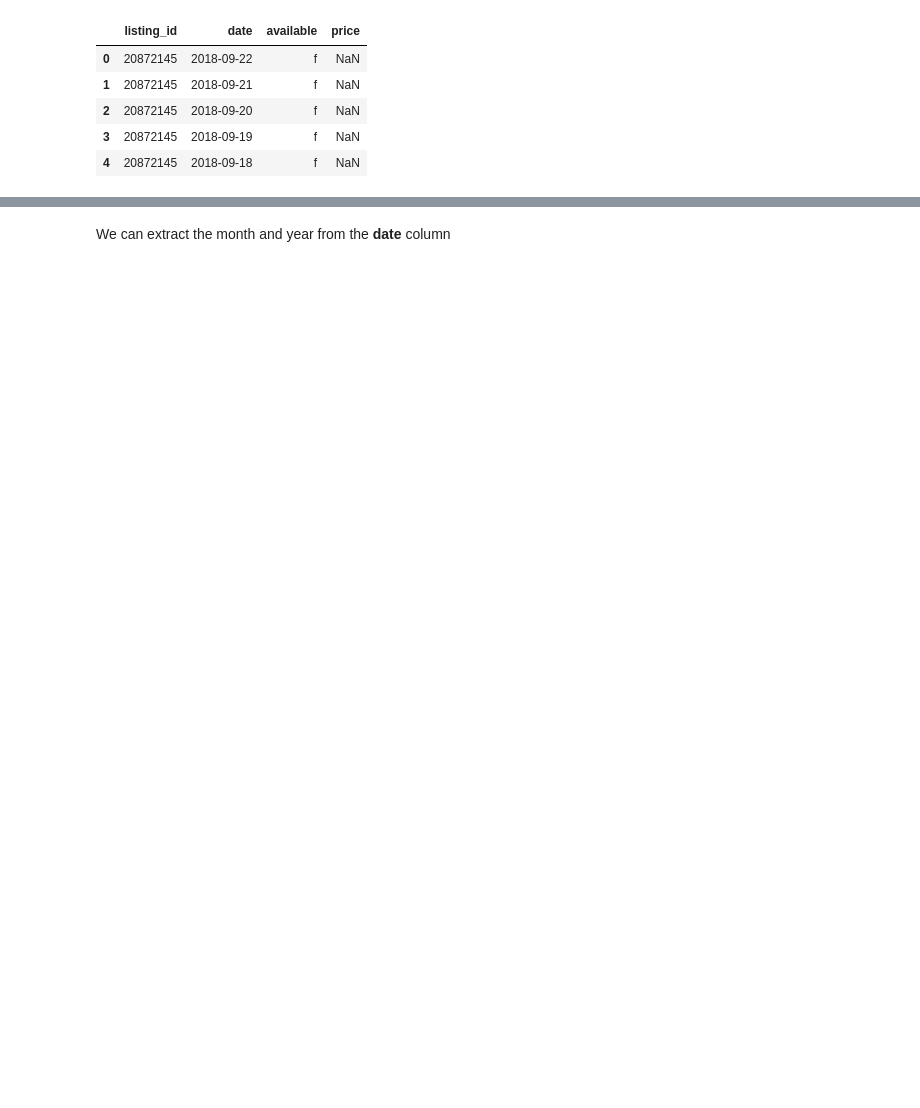
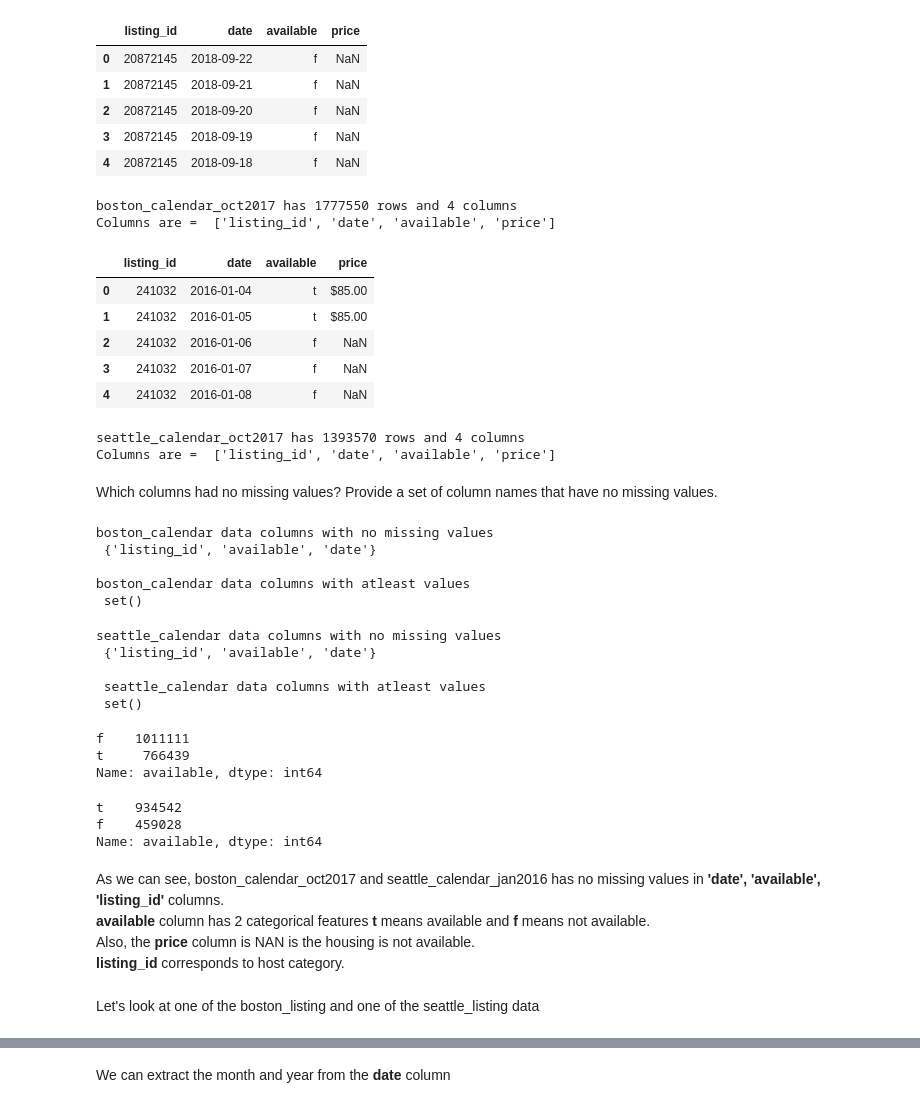
Before and after one commit to abhishek-jana/AirBnb-housing-project, a Jupyter notebook: What is your next destination? Boston or Seattle!.ipynb, the cells around one changed output, grey strips where cells are left out. Cells and saved outputs as stored; diff of their text form; code cells hidden in the pictures; blank space fills up the shorter version.

```diff
--- a/What is your next destination? Boston or Seattle!.ipynb
+++ b/What is your next destination? Boston or Seattle!.ipynb
@@ -49,6 +91,73 @@ boston_calendar_oct2017.head()
 | 2 | 20872145 | 2018-09-20 | f | NaN |
 | 3 | 20872145 | 2018-09-19 | f | NaN |
 | 4 | 20872145 | 2018-09-18 | f | NaN |
+# %%
+# rows and columns
+print (f"boston_calendar_oct2017 has {boston_calendar_oct2017.shape[0]} rows and {boston_calendar_oct2017.shape[1]} columns")
+print ( "Columns are = ", list(boston_calendar_oct2017.columns))
+# %% [output]
+boston_calendar_oct2017 has 1777550 rows and 4 columns
+Columns are =  ['listing_id', 'date', 'available', 'price']
+# %%
+seattle_calendar_jan2016.head()
+# %% [output]
+|  | listing_id | date | available | price |
+| 0 | 241032 | 2016-01-04 | t | $85.00 |
+| 1 | 241032 | 2016-01-05 | t | $85.00 |
+| 2 | 241032 | 2016-01-06 | f | NaN |
+| 3 | 241032 | 2016-01-07 | f | NaN |
+| 4 | 241032 | 2016-01-08 | f | NaN |
+# %%
+print (f"seattle_calendar_oct2017 has {seattle_calendar_jan2016.shape[0]} rows and {seattle_calendar_jan2016.shape[1]} columns")
+print ( "Columns are = ", list(seattle_calendar_jan2016.columns))
+# %% [output]
+seattle_calendar_oct2017 has 1393570 rows and 4 columns
+Columns are =  ['listing_id', 'date', 'available', 'price']
+# %% [markdown]
+Which columns had no missing values? Provide a set of column names that have no missing values.
+# %%
+boston_calendar_no_nulls = set(boston_calendar_oct2017.columns[boston_calendar_oct2017.isnull().mean()==0])
+boston_calendar_most_nulls = set(boston_calendar_oct2017.columns[boston_calendar_oct2017.isnull().mean() > 0.75])
+
+print("boston_calendar data columns with no missing values \n",boston_calendar_no_nulls) #columns with no missing value
+print("\nboston_calendar data columns with atleast values \n",boston_calendar_most_nulls) #columns with atleast 75% missing value
+# %% [output]
+boston_calendar data columns with no missing values
+ {'listing_id', 'available', 'date'}
+
+boston_calendar data columns with atleast values
+ set()
+# %%
+seattle_calendar_no_nulls = set(seattle_calendar_jan2016.columns[seattle_calendar_jan2016.isnull().mean()==0])
+seattle_calendar_most_nulls = set(seattle_calendar_jan2016.columns[seattle_calendar_jan2016.isnull().mean() > 0.75])
+
+print("seattle_calendar data columns with no missing values \n",seattle_calendar_no_nulls) #columns with no missing value
+print("\n seattle_calendar data columns with atleast values \n",seattle_calendar_most_nulls) #columns with atleast 75% missing value
+# %% [output]
+seattle_calendar data columns with no missing values
+ {'listing_id', 'available', 'date'}
+
+ seattle_calendar data columns with atleast values
+ set()
+# %%
+boston_calendar_oct2017.available.value_counts() # Categorical values
+# %% [output]
+f    1011111
+t     766439
+Name: available, dtype: int64
+# %%
+seattle_calendar_jan2016.available.value_counts() # Categorical values
+# %% [output]
+t    934542
+f    459028
+Name: available, dtype: int64
+# %% [markdown]
+As we can see, boston_calendar_oct2017 and seattle_calendar_jan2016 has no missing values in **'date', 'available', 'listing_id'** columns.<br>
+**available** column has 2 categorical features **t** means available and **f** means not available.<br>
+Also, the **price** column is NAN is the housing is not available.<br>
+**listing_id** corresponds to host category.
+# %% [markdown]
+Let's look at one of the boston_listing and one of the seattle_listing data
 # %%
 boston_listing.head()
 # %% [output]
```
Also changed, not shown: parts of 51 cells of this notebook.
